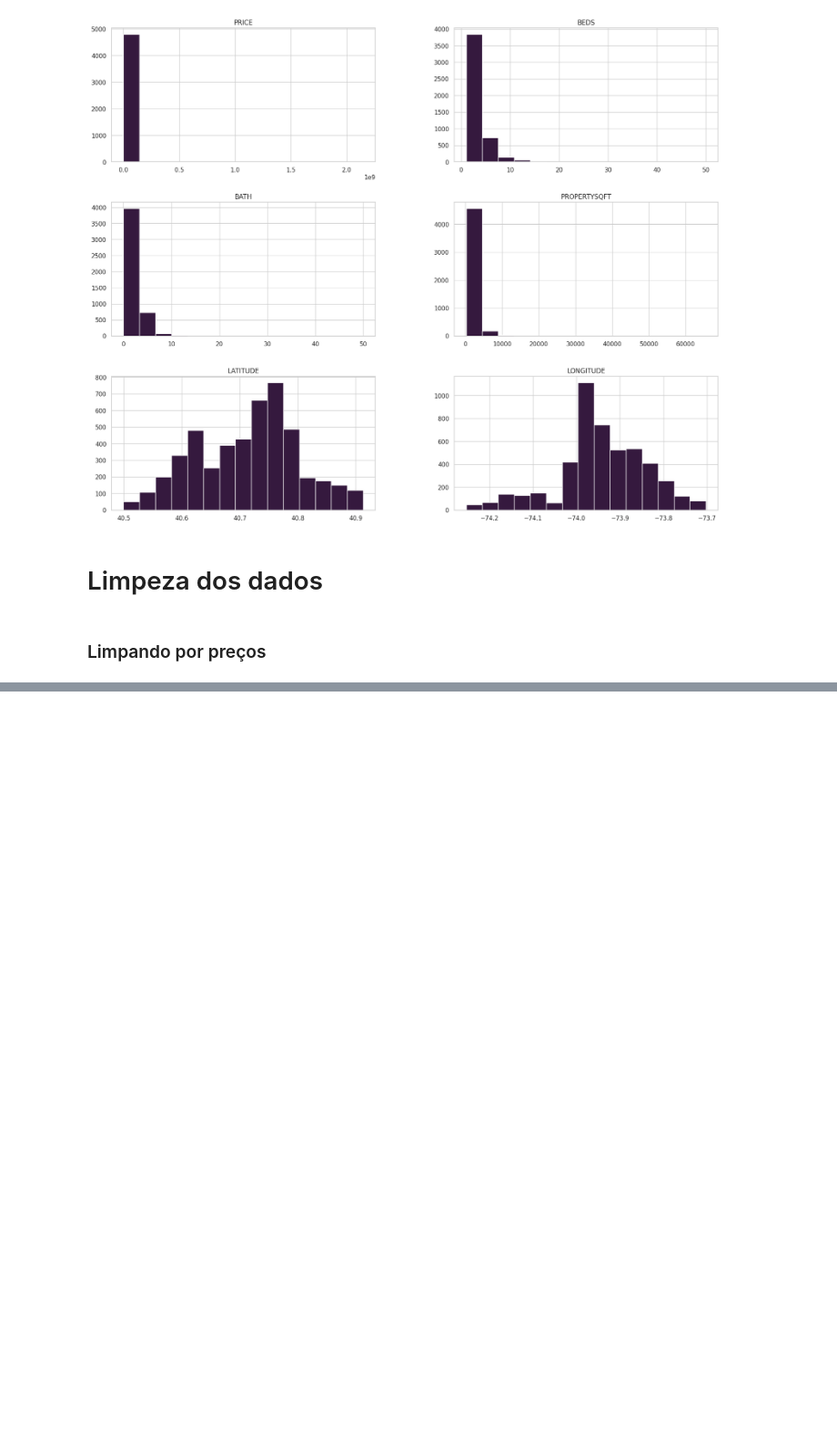
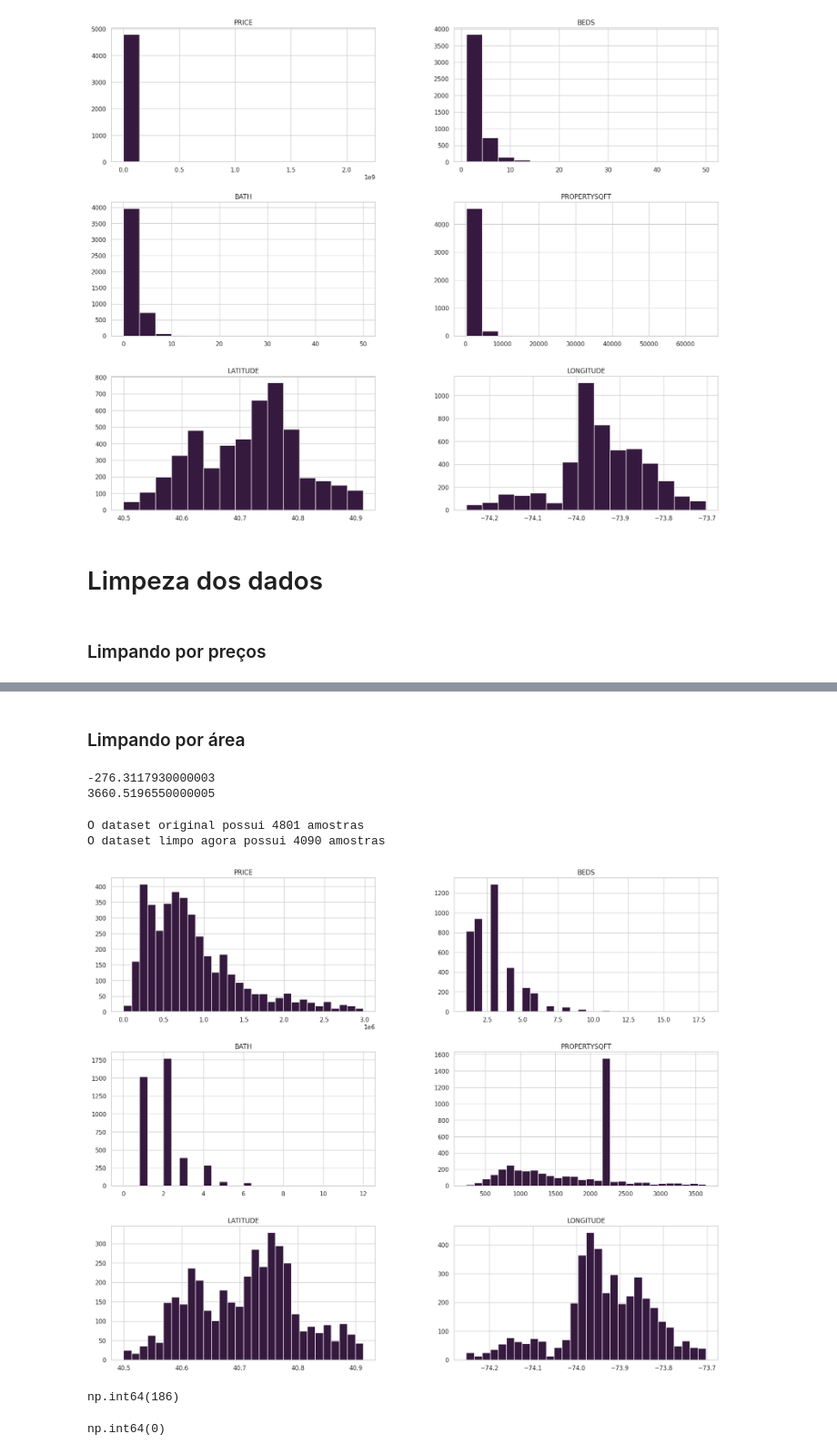
Before and after one commit to DaviSanttos/trabalho-analise-de-dados, a Jupyter notebook: mercadoimoniliario_ny_v1.ipynb, the cells around one changed output, grey strips where cells are left out. Shown at 91% size. Drawn from its saved outputs; the diff is of its cells as text; code cells hidden in the pictures; blank space fills up the shorter version.

Commit message:
add limpeza area do imovel e add drop duplicates

```diff
--- a/mercadoimoniliario_ny_v1.ipynb
+++ b/mercadoimoniliario_ny_v1.ipynb
@@ -164,0 +173,33 @@ df_clean.hist(bins=15, figsize=(20,16));
+# %% [markdown]
+### Limpando por área
+# %%
+Q1 = df['PROPERTYSQFT'].quantile(0.25)
+Q3 = df['PROPERTYSQFT'].quantile(0.75)
+
+IQR = Q3-Q1
+
+# Valores limites para corte
+print(Q1 - 1.5*IQR)
+print(Q3 + 1.5*IQR)
+# %% [output]
+-276.3117930000003
+3660.5196550000005
+# %%
+# Vou limitar o valor mínimo em 0, já que pelo cáculo foi encontrado um valor negativo.
+df_clean.drop(df_clean[df_clean['PROPERTYSQFT'] <= 0].index, axis=0, inplace=True)
+# O valor máximo mantenho o cálculo de Q3 + 1.5*IQR
+df_clean.drop(df_clean[df_clean['PROPERTYSQFT'] > (Q3 + 1.5*IQR)].index, axis=0, inplace=True)
+
+print(f'O dataset original possui {df.shape[0]} amostras')
+print(f'O dataset limpo agora possui {df_clean.shape[0]} amostras')
+# %% [output]
+O dataset original possui 4801 amostras
+O dataset limpo agora possui 4090 amostras
+# %%
+df_clean.hist(bins=30, figsize=(20,16));
+# %% [output]
+[figure, added]
+# %%
+df_clean.duplicated().sum()
+# %% [output]
+np.int64(186)
@@ -164,0 +208,4 @@ df_clean.hist(bins=15, figsize=(20,16));
+# %%
+df_clean.duplicated().sum()
+# %% [output]
+np.int64(0)
```
Also changed, not shown: parts of 4 cells of this notebook.
